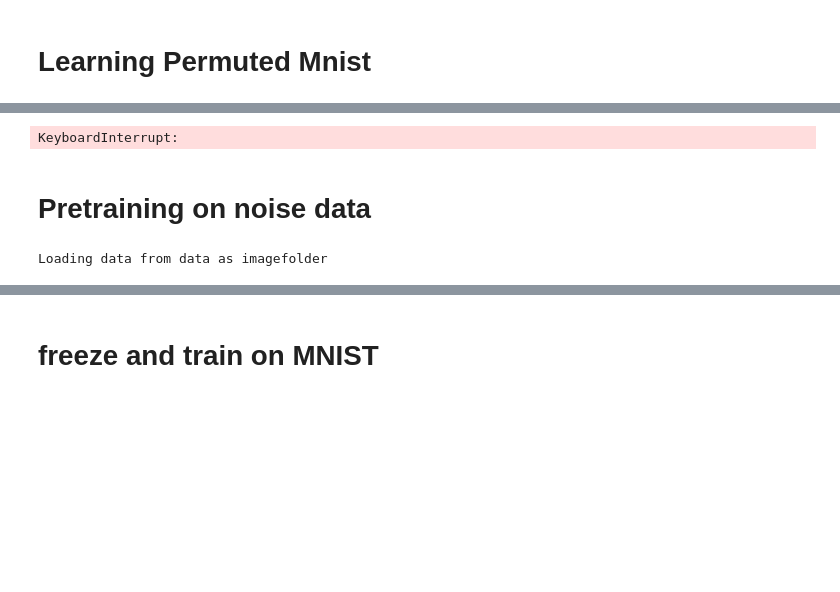
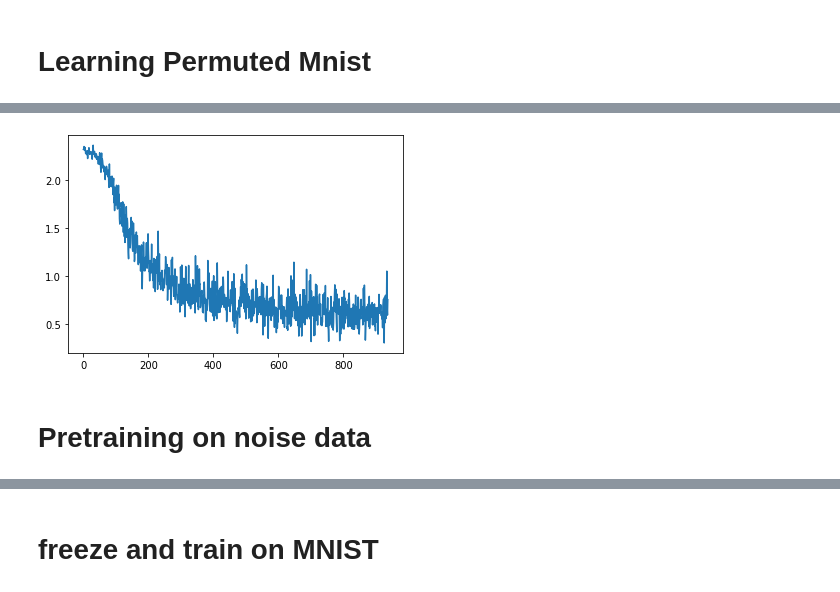
Before and after one commit to jsobolew/mgr, a Jupyter notebook: myCode/scenarios.ipynb, the cells around one changed output, grey strips where cells are left out. Cells and saved outputs as stored; diff of their text form; code cells hidden in the pictures; blank space fills up the shorter version.

```diff
--- a/myCode/scenarios.ipynb
+++ b/myCode/scenarios.ipynb
@@ -135,8 +278,8 @@ train_loader, test_loader = MNIST()
 permute_mnist(train_loader.dataset, 2137)
 model = Net()
 optimizer = optim.SGD(model.parameters(), lr=0.1)
-train_losses = train(model, optimizer)
+train_losses = train(model, optimizer, train_loader)
 plt.plot(train_losses)
-test(model)
+test(model, test_loader)
 # %% [output]
 starting permutation...
@@ -143,4 +302,4 @@ starting permutation...
-KeyboardInterrupt:
+[figure, added]
 # %% [markdown]
 # Pretraining on noise data
 # %%
@@ -201,57 +360,3 @@ def dead_leaves_squares():
     train_loader = torch.utils.data.DataLoader(train_dataset, batch_size=batch_size, num_workers=2, shuffle=True, pin_memory=True)
     test_loader = torch.utils.data.DataLoader(test_dataset, batch_size=batch_size, num_workers=2, shuffle=True, pin_memory=True)
     return train_loader, test_loader
-# %%
-imagefolder = "data"#/dead_leaves-squares"
-batch_size = 128
-resize_image = True
-
-class TwoCropsTransform:
-    """Take two random crops of one image as the query and key."""
-
-    def __init__(self, base_transform):
-        self.base_transform = base_transform
-
-    def __call__(self, x):
-        q = self.base_transform(x)
-        k = self.base_transform(x)
-        return [q, k]
-
-transform_array = []
-if resize_image:
-    transform_array.append(
-        torchvision.transforms.Resize((96,96))
-    )
-
-transform_array += [
-    torchvision.transforms.RandomResizedCrop(64, scale=(0.08, 1)),
-    torchvision.transforms.RandomHorizontalFlip(),
-    torchvision.transforms.ColorJitter(0.4, 0.4, 0.4, 0.4),
-    torchvision.transforms.RandomGrayscale(p=0.2),
-    torchvision.transforms.ToTensor(),
-    torchvision.transforms.Normalize(
-        (0.44087801806139126, 0.42790631331699347, 0.3867879370752931),
-        (0.26826768628079806, 0.2610450402318512, 0.26866836876860795),
-    ),
-]
-
-transform = torchvision.transforms.Compose(transform_array)
-transform = TwoCropsTransform(transform)
-
-
-train_path = os.path.join(imagefolder, 'train')
-print(f'Loading data from {imagefolder} as imagefolder')
-dataset = torchvision.datasets.ImageFolder(
-    train_path,
-    transform=transform)
-
-val_split = 0.3
-train_idx, test_idx = train_test_split(list(range(len(dataset))), test_size=val_split)
-# train_dataset = Subset(dataset, train_idx).dataset
-# test_dataset = Subset(dataset, test_idx).dataset
-
-# loader = torch.utils.data.DataLoader(dataset, batch_size=batch_size, num_workers=2, shuffle=True, pin_memory=True)
-train_loader = torch.utils.data.DataLoader(dataset, batch_size=batch_size, num_workers=2, shuffle=True, pin_memory=True)
-# test_loader = torch.utils.data.DataLoader(test_dataset, batch_size=batch_size, num_workers=2, shuffle=True, pin_memory=True)
-# %% [output]
-Loading data from data as imagefolder
```
Also changed, not shown: parts of 9 cells of this notebook, 1 other file.
